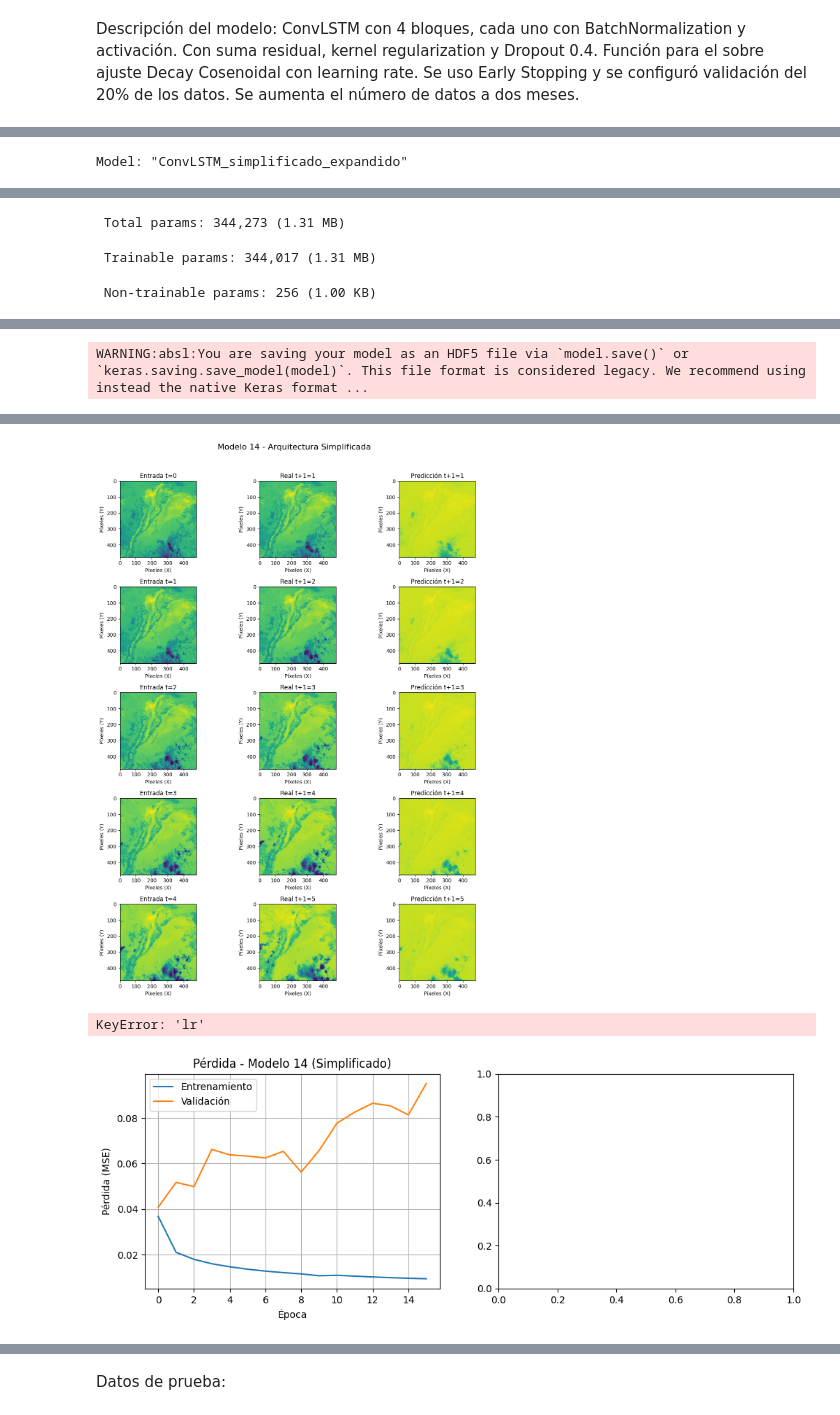
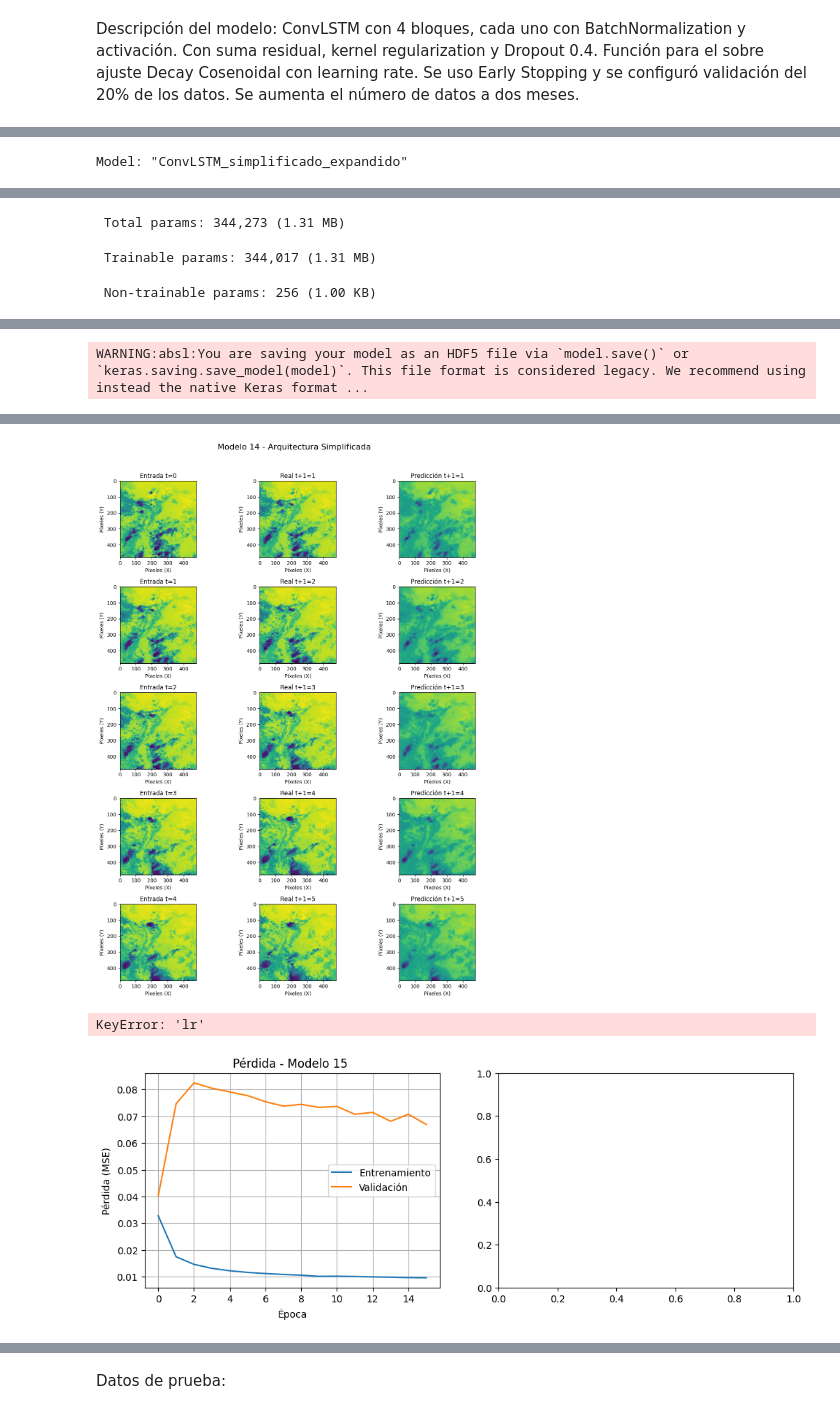
Before and after one commit to alwos19/monografia_esp_cd, a Jupyter notebook: Modelos/Modelo_15.ipynb, the cells around one changed output, grey strips where cells are left out. Saved outputs shown, nothing was run; the diff lists cells and outputs as text; code cells hidden in the pictures.

```diff
--- a/Modelos/Modelo_15.ipynb
+++ b/Modelos/Modelo_15.ipynb
@@ -21,8 +21,8 @@ import matplotlib.pyplot as plt
 # CONFIGURACIÓN DE RUTAS
 # =====================================================
 
-d_original = 'E:/bandas/banda13/ene_01_mes'
-d_reducida = 'E:/bandas/banda13/ene_01_reducida_mes'
+d_original = 'E:/bandas/banda13/ene_feb_2m'
+d_reducida = 'E:/bandas/banda13/ene_feb_2m_reducida'
 
 if not os.path.exists(d_reducida):
     os.makedirs(d_reducida)
@@ -468,11 +468,11 @@ Epoch 3: val_loss did not improve from 0.04086
 ... (91 lines left out)
    - Mejor época: 1
 
 Generando predicciones...
 1/1 ━━━━━━━━━━━━━━━━━━━━ 8s 8s/step
-[figure, old version]
+[figure, new version]
 KeyError: 'lr'
-[figure, old version]
+[figure, new version]
 # %%
 
 # Extraer métricas del historial (entrenamiento y validación)
```
Also changed, not shown: parts of 5 cells of this notebook, 1 other file.
